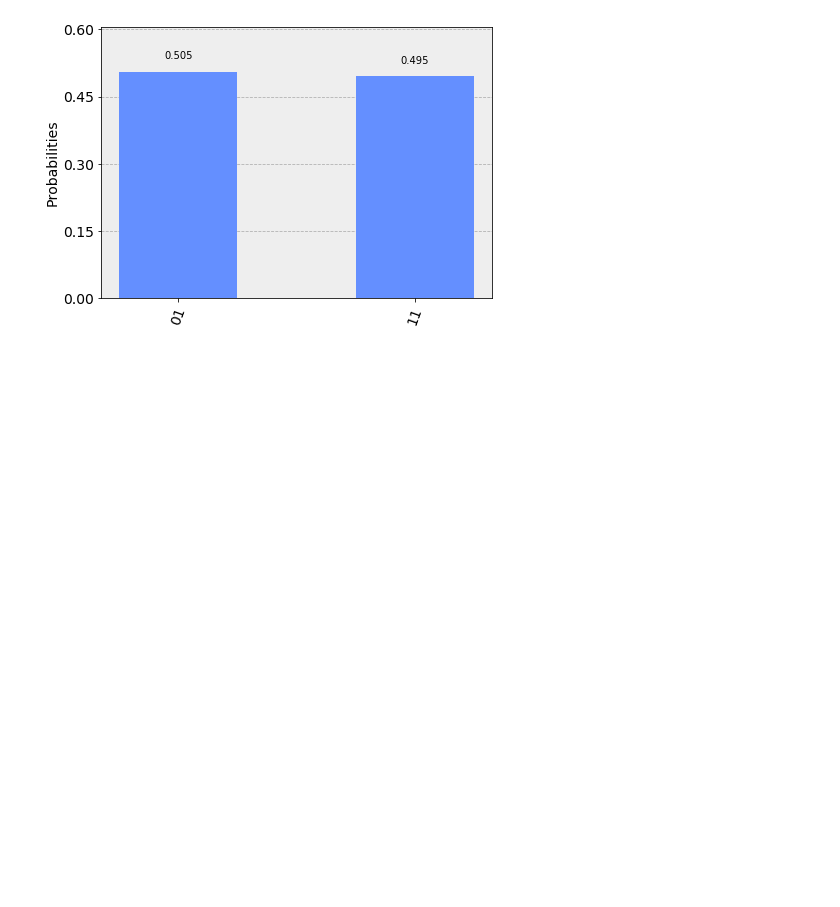
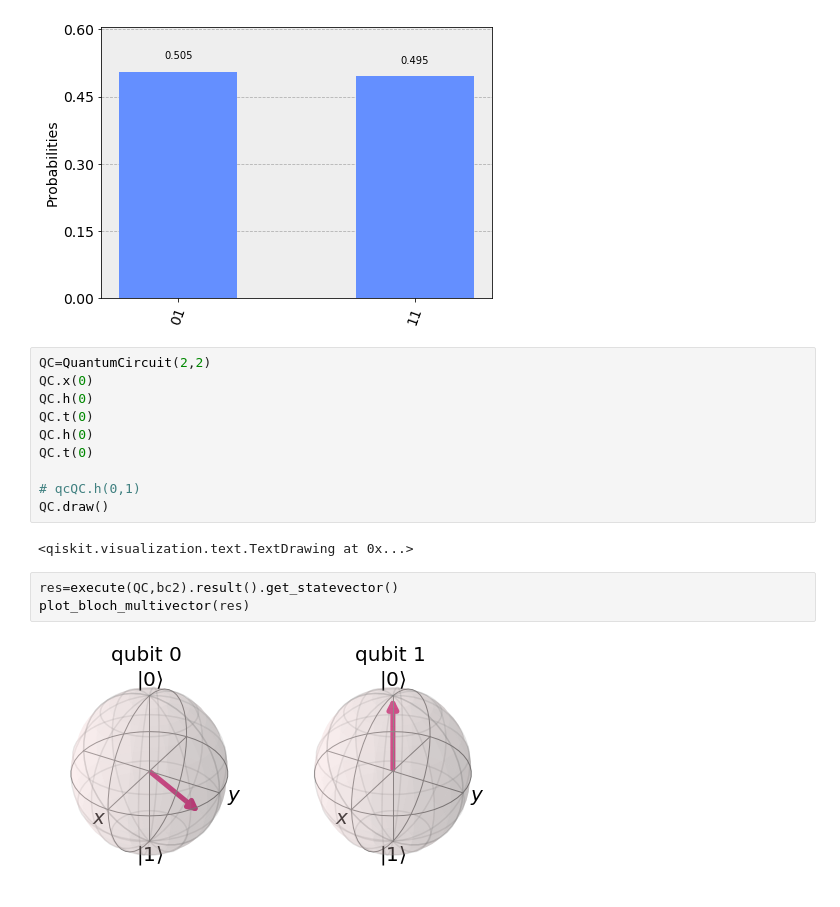
Before and after one commit to shashanka300/QC-practice, a Jupyter notebook: practice/gate observation.ipynb, the cells around one changed output. Saved outputs shown, nothing was run; the diff lists cells and outputs as text; blank space fills up the shorter version.

```diff
--- a/practice/gate observation.ipynb
+++ b/practice/gate observation.ipynb
@@ -343,3 +343,20 @@ res=execute(QC,bc1,shots=3000).result().get_counts()
 plot_histogram(res)
 # %% [output]
 [figure]
+# %%
+QC=QuantumCircuit(2,2)
+QC.x(0)
+QC.h(0)
+QC.t(0)
+QC.h(0)
+QC.t(0)
+
+# qcQC.h(0,1)
+QC.draw()
+# %% [output]
+<qiskit.visualization.text.TextDrawing at 0x...>
+# %%
+res=execute(QC,bc2).result().get_statevector()
+plot_bloch_multivector(res)
+# %% [output]
+[figure, added]
```
Also changed, not shown: parts of 1 cell of this notebook.
